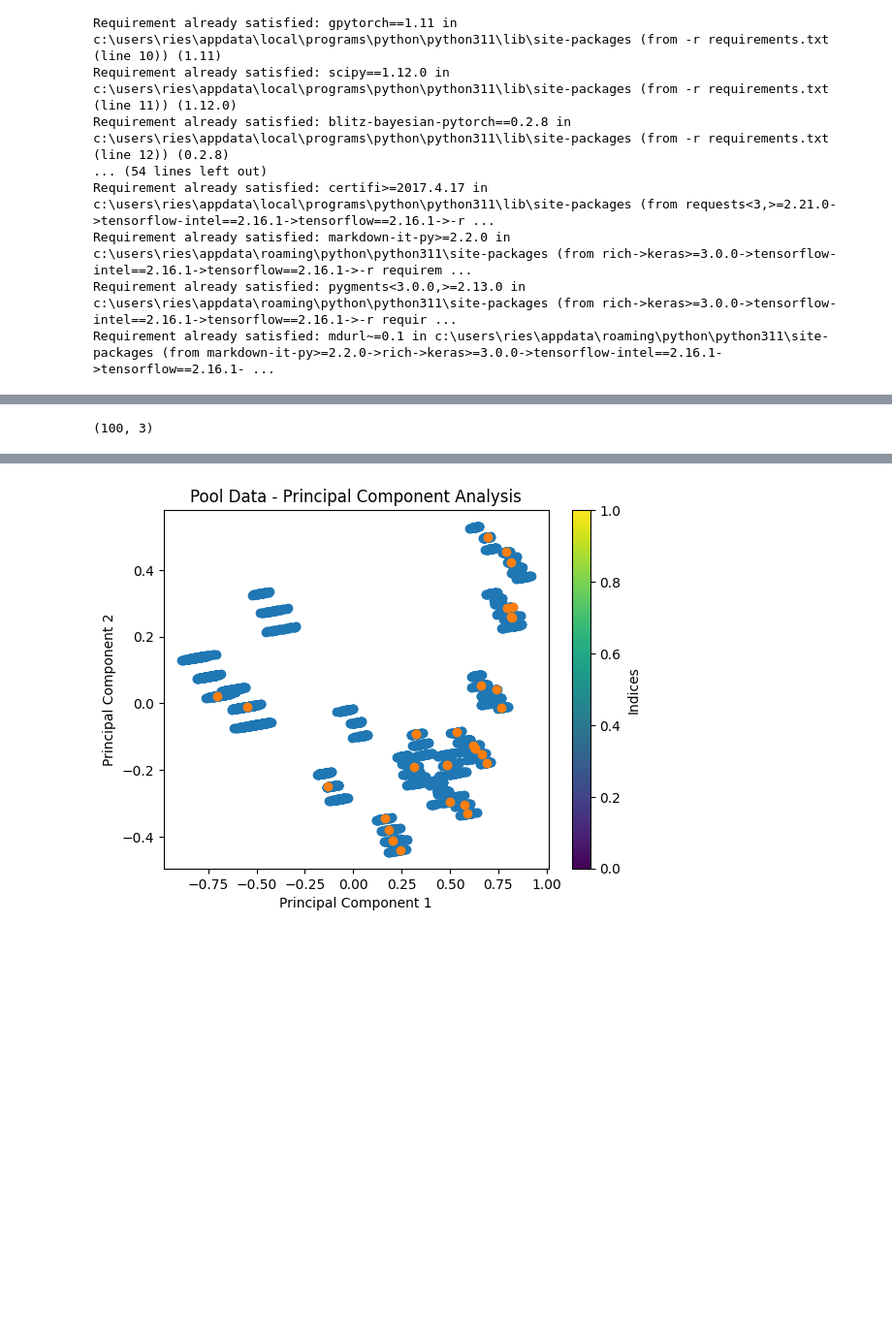
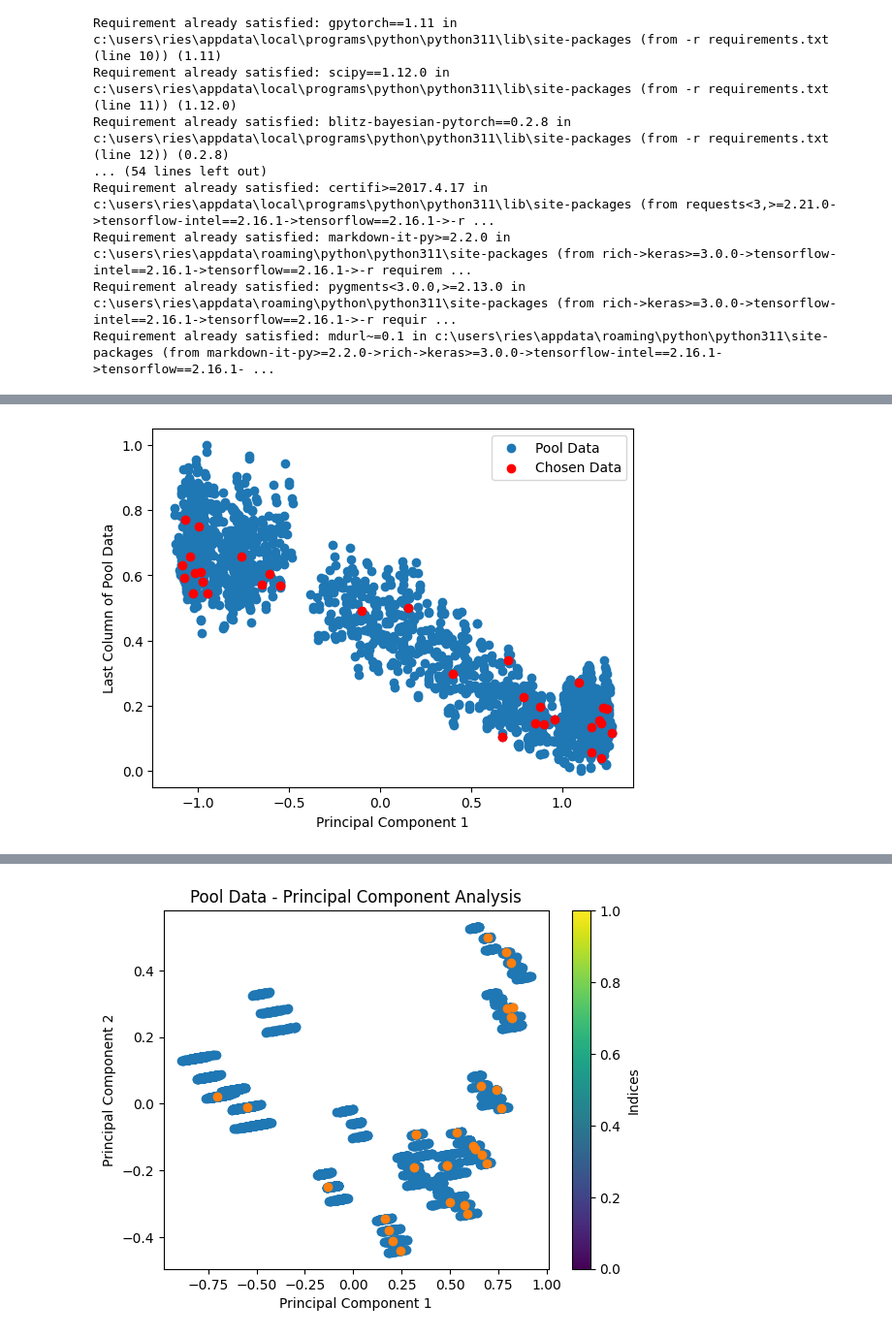
Before and after one commit to FinnFe0103/StiesdalActiveLearning, a Jupyter notebook: lhc_test.ipynb, the cells around one changed output, grey strips where cells are left out. Shown at 97% size. Drawn from its saved outputs; the diff is of its cells as text; code cells hidden in the pictures; blank space fills up the shorter version.

```diff
--- a/lhc_test.ipynb
+++ b/lhc_test.ipynb
@@ -220,10 +220,23 @@ plt.show()
-# %%
-# transform the selected values to a numpy array
-selected_values = np.array(selected_values)
-
-selected_values.shape
-# %% [output]
-(100, 3)
+# %%
+# Plot pool data with the first PC on the x-axis and the last column of pool data as y
+plt.scatter(pool_data_pca[:, 0], pool_data[:, -1], label='Pool Data')
+
+# Plot data with corresponding indices
+plt.scatter(pool_data_pca[matching_indices, 0], pool_data[matching_indices, -1], label='Chosen Data', c='red')
+
+# Add legend
+plt.legend()
+
+# Set x-axis label
+plt.xlabel('Principal Component 1')
+
+# Set y-axis label
+plt.ylabel('Last Column of Pool Data')
+
+# Show the plot
+plt.show()
+# %% [output]
+[figure, added]
 # %%
 pool_data[:,:-1].shape
 # %% [output]
```
Also changed, not shown: parts of 19 cells of this notebook, 3 other files.
